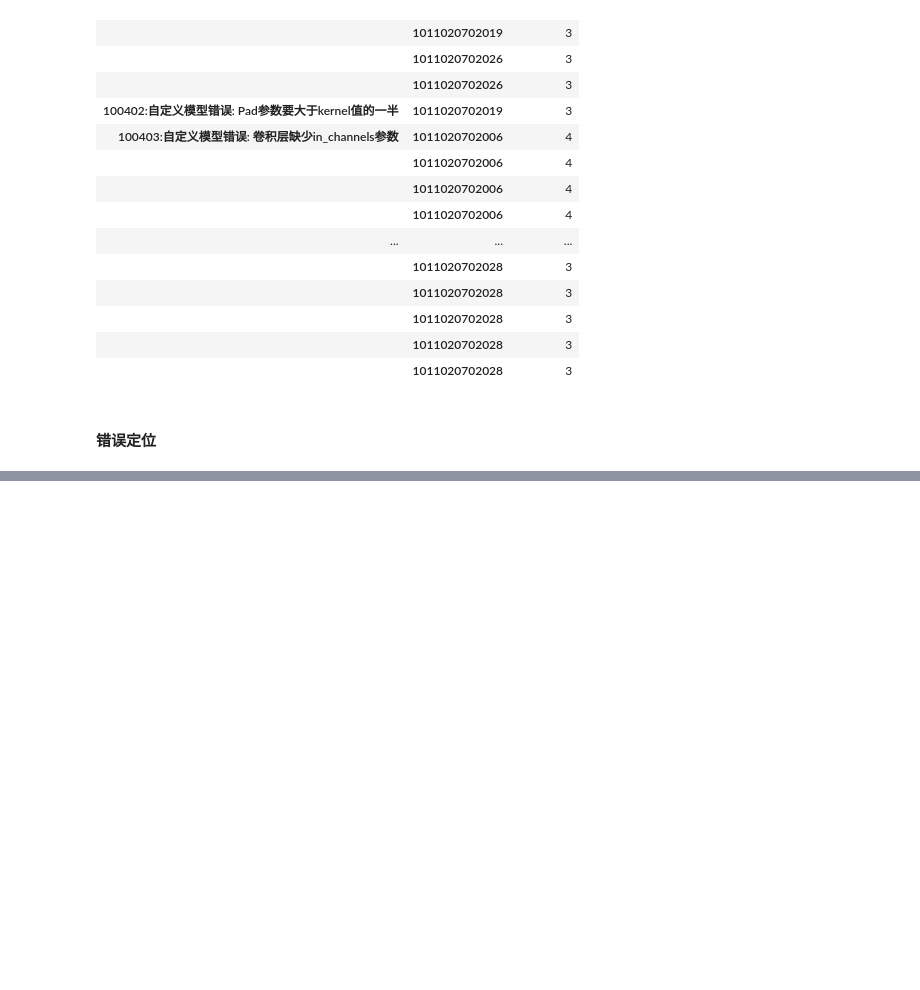
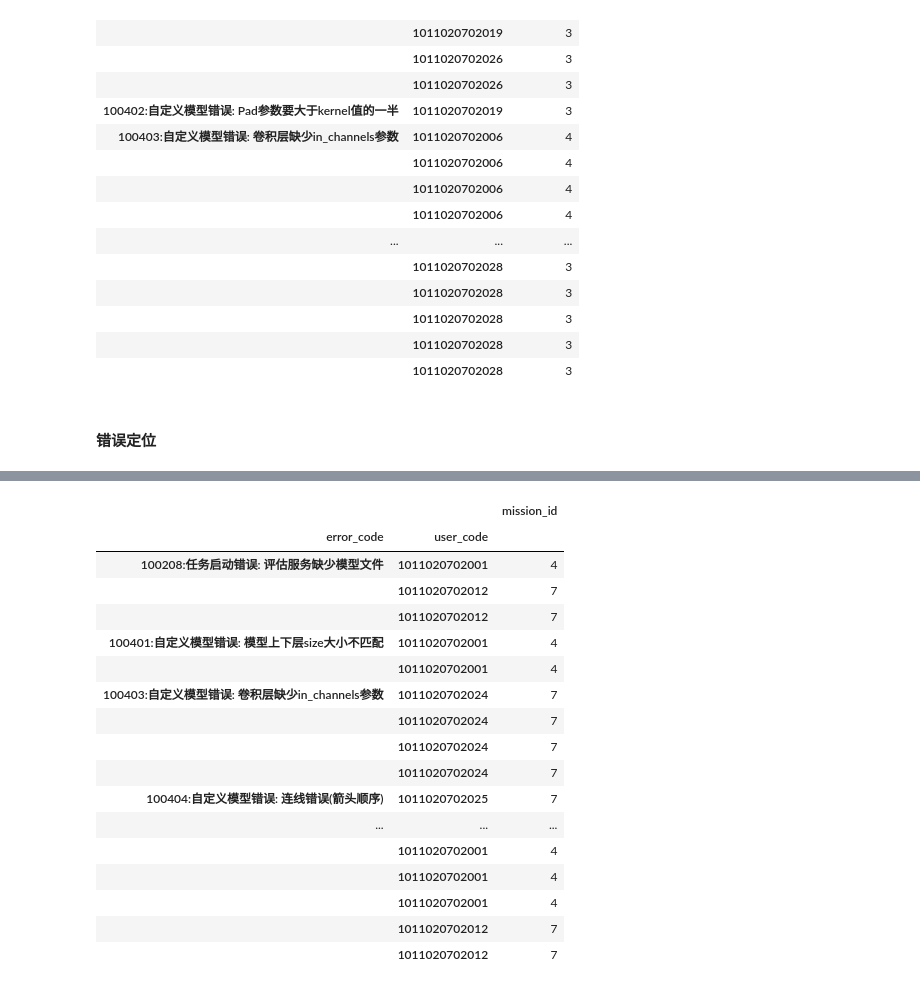
Before and after one commit to qrsforever/hzcsnote, a Jupyter notebook: buglist/SDYC.ipynb, the cells around one changed output, grey strips where cells are left out. Cells and saved outputs as stored; diff of their text form; code cells hidden in the pictures; blank space fills up the shorter version.

```diff
--- a/buglist/SDYC.ipynb
+++ b/buglist/SDYC.ipynb
@@ -163,0 +181,3 @@ df_sorted
+# %%
+xls_file = 'sdyc/errorinfo_20210114.xls'
+errors = xls_parse_errors(xls_file)
@@ -163,0 +209,2 @@ df_sorted
+# %%
+df = pd.read_excel(xls_file, header=0, usecols='A:C')[df.error_code > 100100]
@@ -163,0 +228,23 @@ df_sorted
+# %%
+df_sorted = df.set_index(['error_code', 'user_code']).sort_index()
+df_sorted.index = df_sorted.index.map(lambda x: (f'{x[0]}:{ERRORS[x[0]]["cn"]}', x[1]))
+df_sorted
+# %% [output]
+|  |  | mission_id |
+| error_code | user_code |  |
+| 100208:任务启动错误: 评估服务缺少模型文件 | 1011020702001 | 4 |
+|  | 1011020702012 | 7 |
+|  | 1011020702012 | 7 |
+| 100401:自定义模型错误: 模型上下层size大小不匹配 | 1011020702001 | 4 |
+|  | 1011020702001 | 4 |
+| 100403:自定义模型错误: 卷积层缺少in_channels参数 | 1011020702024 | 7 |
+|  | 1011020702024 | 7 |
+|  | 1011020702024 | 7 |
+|  | 1011020702024 | 7 |
+| 100404:自定义模型错误: 连线错误(箭头顺序) | 1011020702025 | 7 |
+| ... | ... | ... |
+|  | 1011020702001 | 4 |
+|  | 1011020702001 | 4 |
+|  | 1011020702001 | 4 |
+|  | 1011020702012 | 7 |
+|  | 1011020702012 | 7 |
```
Also changed, not shown: parts of 14 cells of this notebook, 9 other files.
